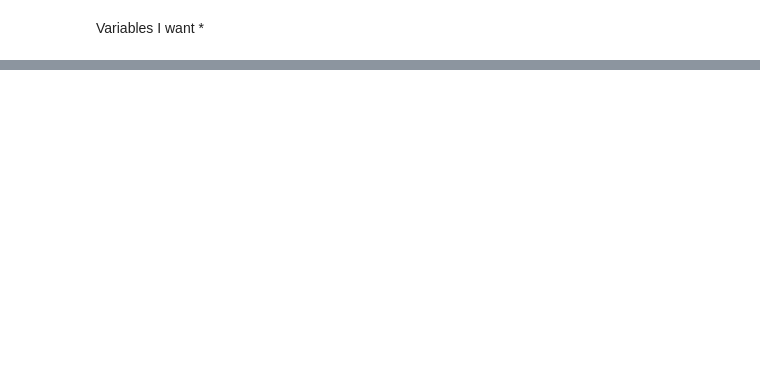
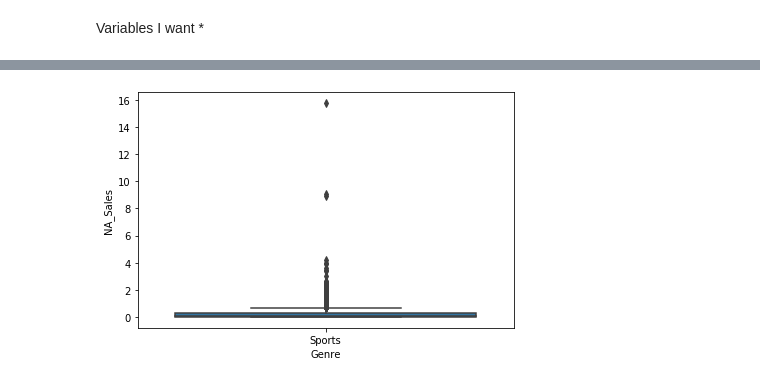
Before and after one commit to DJGump/game_sales_analysis, a Jupyter notebook: video_game_sales_analysis.ipynb, the cells around one changed output, grey strips where cells are left out. Drawn from its saved outputs; the diff is of its cells as text; code cells hidden in the pictures; blank space fills up the shorter version.

```diff
--- a/video_game_sales_analysis.ipynb
+++ b/video_game_sales_analysis.ipynb
@@ -69,0 +141,8 @@ vg_sales.loc[vg_sales["Year"].isin(twenties), "decade"] = "20s"
+# %%
+sports = sports[sports["Name"] != "Wii Sports"]
+sns.boxplot("Genre", "NA_Sales", data=sports)
+plt.tight_layout()
+plt.show()
+# removal of wii sports cuts the skew dramtically
+# %% [output]
+[figure, added]
```
Also changed, not shown: parts of 25 cells of this notebook, 1 other file.
